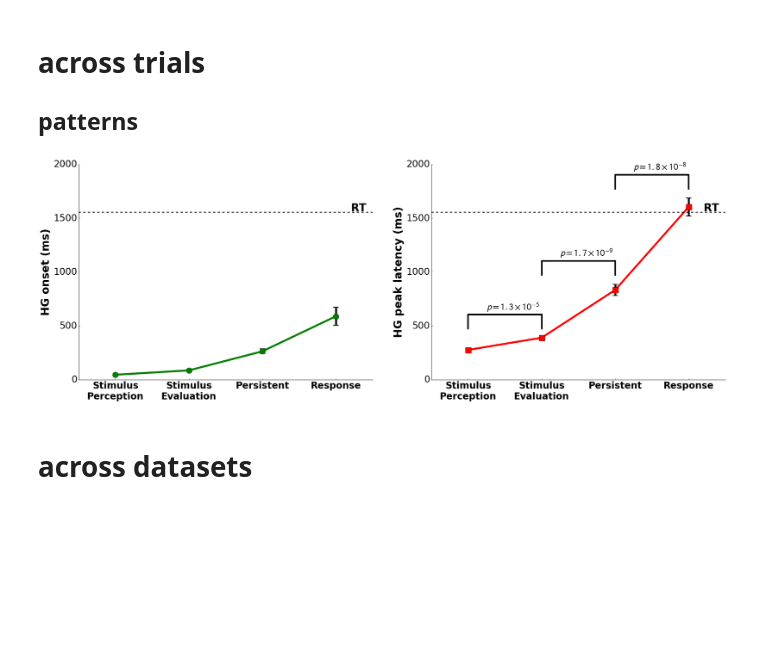
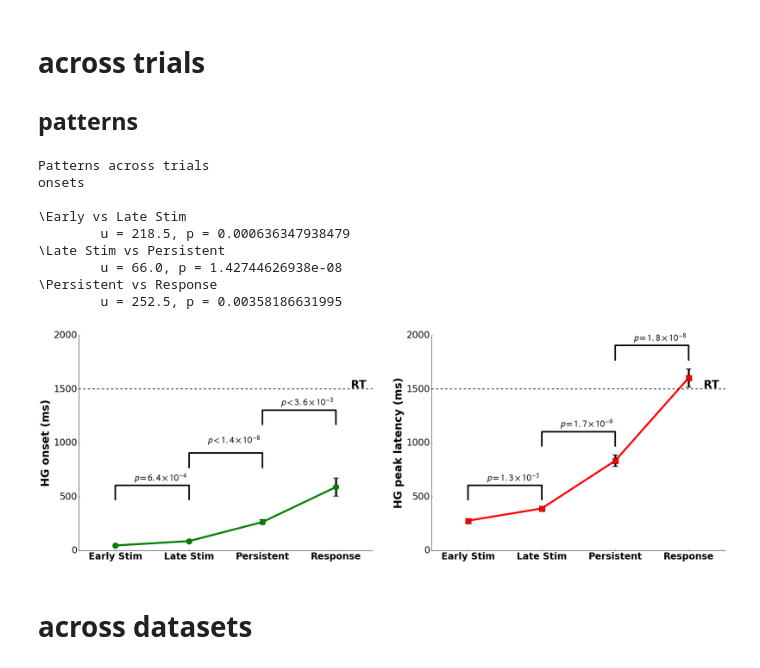
Before and after one commit to matarhaller/ECOGpy, a Jupyter notebook: notebooks/for_paper/2017/SuppFig6_OnsetsAndLatencies.ipynb, the cells around one changed output. Saved outputs shown, nothing was run; the diff lists cells and outputs as text; code cells hidden in the pictures; blank space fills up the shorter version.

```diff
--- a/notebooks/for_paper/2017/SuppFig6_OnsetsAndLatencies.ipynb
+++ b/notebooks/for_paper/2017/SuppFig6_OnsetsAndLatencies.ipynb
@@ -31,3 +17,8 @@ dfsem = df_lats.reset_index().groupby('region').sem()
+# %%
+xlfilePath = (os.path.join(savedir, 'ROI_latencies_by_trial.xlsx'))
+onsets = pd.read_excel(xlfilePath, sheetname='onsets')
+lats = pd.read_excel(xlfilePath, sheetname='peaks')
+rts = pd.read_excel(xlfilePath, sheetname='rts')
 # %%
 f,ax = plt.subplots(1, 2, figsize = (30,10))
 
@@ -98,13 +112,18 @@ plt.savefig(filename, dpi = 150)
 # %% [markdown]
 # across trials
 ## patterns
+# %%
+xlfilePath = (os.path.join(savedir, 'HG_types_latencies_by_trial.xlsx'))
+onsets = pd.read_excel(xlfilePath, sheetname='onsets')
+lats = pd.read_excel(xlfilePath, sheetname='peaks')
+rts = pd.read_excel(xlfilePath, sheetname='rts')
 # %%
 f,ax = plt.subplots(1, 2, figsize = (30,10))
 
 ind = np.arange(4)
 width = 0.35
 
-patterns = ['SR','S','D','R']
+patterns = ['Early Stim','Late Stim','Persistent','Response']
 x = range(len(patterns))
 
 for i in range(2):
@@ -116,52 +135,79 @@ for i in range(2):
     ax[i].get_yaxis().tick_left()
     ax[i].set_xlim([x[0]-.5, x[-1]+.5])
     ax[i].yaxis.set_tick_params(labelsize = 24)
-    xTickMarks = ['Stimulus\nPerception','Stimulus\nEvaluation','Persistent','Response']
+    xTickMarks = ['Early Stim','Late Stim','Persistent','Response']
     ax[i].set_xticks(x)
     xtickNames = ax[i].set_xticklabels(xTickMarks, fontsize = 24, weight = 'bold')
     ax[i].set_ylim([0, 2000])
 
 
-yerr = [df[df.pattern == p].HG_onset_sem.values[0] for p in patterns]
-y = [df[df.pattern == p].HG_onset_mean.values[0] for p in patterns]
+yerr = onsets.apply(lambda x: x.dropna().sem(), axis =0).values
+y = onsets.mean(axis = 0).values
 
 ax[0].errorbar(x, y, yerr = yerr, fmt = 'o', linewidth = 5, c = 'black', capsize=7, capthick=2)
 ax[0].plot(x, y, lw = 5, marker='o', color = 'green',  markersize =15, label = 'HG onsets')
 ax[0].set_ylabel('HG onset (ms)',weight = 'bold', fontsize = 28)
 
-yerr = [df[df.pattern == p].HG_peak_sem.values[0] for p in patterns]
-y = [df[df.pattern == p].HG_peak_mean.values[0] for p in patterns]
+yerr = lats.apply(lambda x: x.dropna().sem(), axis =0).values
+y = lats.mean(axis = 0).values
 
 ax[1].errorbar(x, y, yerr = yerr, fmt = 'o', linewidth = 5, c = 'black', capsize=7, capthick=2)
 ax[1].plot(x, y, lw = 5, marker='s', color = 'red', markersize =15, label = 'HG peak latencies')
 ax[1].set_ylabel('HG peak latency (ms)',weight = 'bold', fontsize = 28)
 
-y = dfRT['RT bin'].mean()
+y = rts['Response'].mean()
 for i in range(2):
     ax[i].axhline(y = y, lw = 2, color = 'k', ls = '--')
     ax[i].annotate('RT', xy = (x[-1]+.2, y+7), fontsize = 28, weight = 'bold')
 
 
 # #significance bars
 props = {'connectionstyle':'bar','arrowstyle':'-',\
                  'shrinkA':20,'shrinkB':20,'lw':4}
 
 
 # for patterns
+print('Patterns across trials')
+print ('onsets\n')
+u, p =  stats.mannwhitneyu(onsets['Early Stim'].dropna(), onsets['Late Stim'].dropna(), alternative='two-sided')
+print('\Early vs Late Stim\n\tu = {0}, p = {1}'.format(u, p))
+ax[0].annotate(r"$p=$%s" %(sci_notation.sci_notation(p)), xy=(.25,650), zorder = 10, fontsize = 24)
+ax[0].annotate('', xy=(0, 400), xytext=(1,400), arrowprops=props)
+
+u, p =  stats.mannwhitneyu(onsets['Late Stim'].dropna(), onsets['Persistent'].dropna(), alternative='two-sided')
+print('\Late Stim vs Persistent\n\tu = {0}, p = {1}'.format(u, p))
+ax[0].annotate(r"$p<$%s" %(sci_notation.sci_notation(p)), xy=(1.25,1000), zorder = 10, fontsize = 24)
+ax[0].annotate('', xy=(1, 700), xytext=(2,700), arrowprops=props)
+
+u, p =  stats.mannwhitneyu(onsets['Persistent'].dropna(), onsets['Response'].dropna(), alternative='two-sided')
+print('\Persistent vs Response\n\tu = {0}, p = {1}'.format(u, p))
+ax[0].annotate(r"$p<$%s" %(sci_notation.sci_notation(p)), xy=(2.25,1350), zorder = 10, fontsize = 24)
+ax[0].annotate('', xy=(2, 1100), xytext=(3,1100), arrowprops=props)
+
+
 ax[1].annotate(r"$p=$%s" %(sci_notation.sci_notation(1.3e-5)), xy=(.25,650), zorder = 10, fontsize = 24)
 ax[1].annotate('', xy=(0, 400), xytext=(1,400), arrowprops=props)
 
 ax[1].annotate(r"$p=$%s" %(sci_notation.sci_notation(1.7e-9)), xy=(1.25,1150), zorder = 10, fontsize = 24)
 ax[1].annotate('', xy=(1, 900), xytext=(2,900), arrowprops=props)
 
 ax[1].annotate(r"$p=$%s" %(sci_notation.sci_notation(1.8e-8)), xy=(2.25,1950), zorder = 10, fontsize = 24)
 ax[1].annotate('', xy=(2, 1700), xytext=(3,1700), arrowprops=props)
 
 
-filename = os.path.join(savedir, 'FigS6_OnsetsAndLatencies_byROI_binnedtrials_2plots.png',)
+filename = os.path.join(savedir, 'FigS6_OnsetsAndLatencies_byPattern_binnedtrials.png',)
 plt.savefig(filename, dpi = 150)
 # %% [output]
+Patterns across trials
+onsets
+
+\Early vs Late Stim
+        u = 218.5, p = 0.000636347938479
+\Late Stim vs Persistent
+        u = 66.0, p = 1.42744626938e-08
+\Persistent vs Response
+        u = 252.5, p = 0.00358186631995
-[figure, old version]
+[figure, new version]
 # %% [markdown]
 # across datasets
 # %%
```
Also changed, not shown: parts of 6 cells of this notebook, 1 other file.
